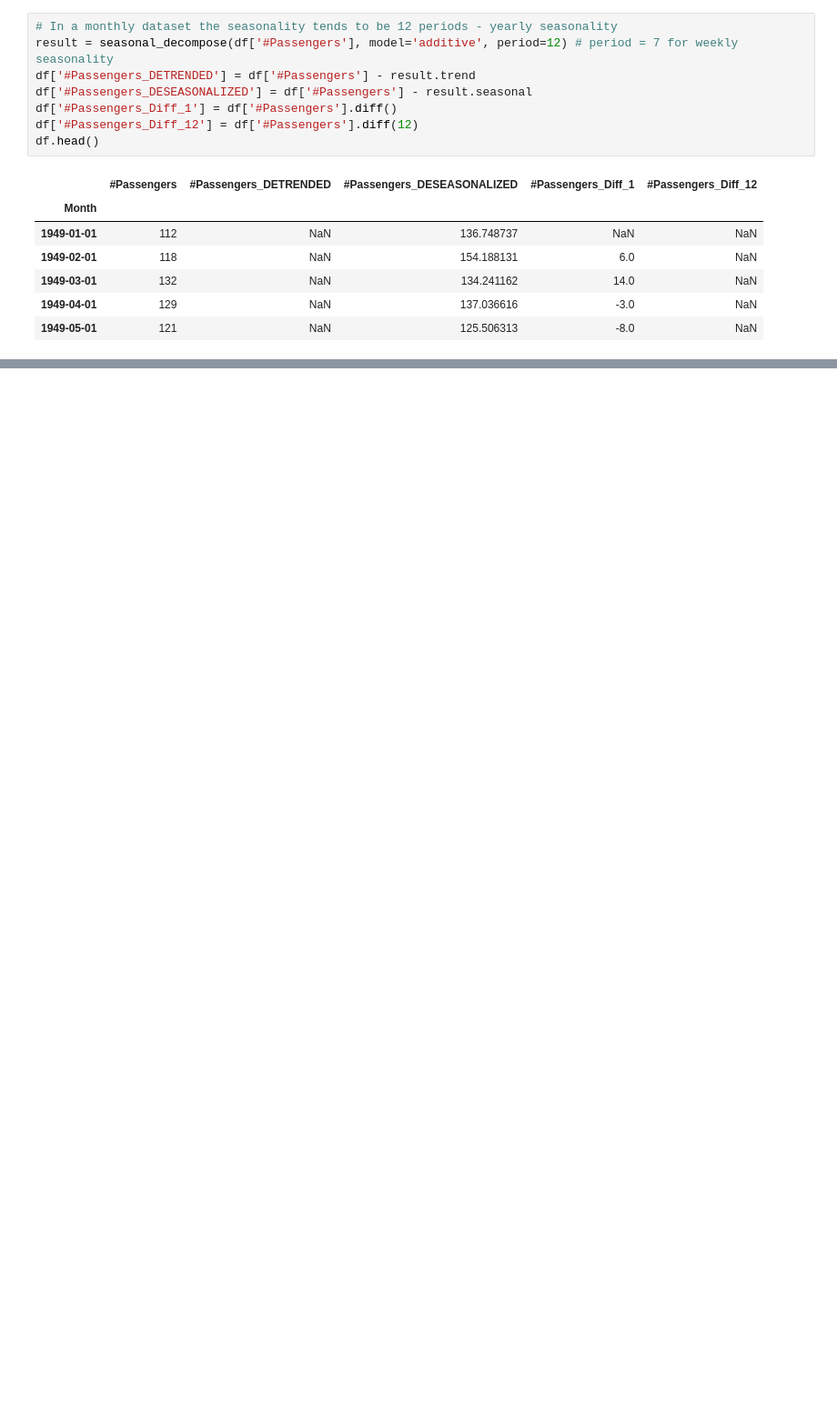
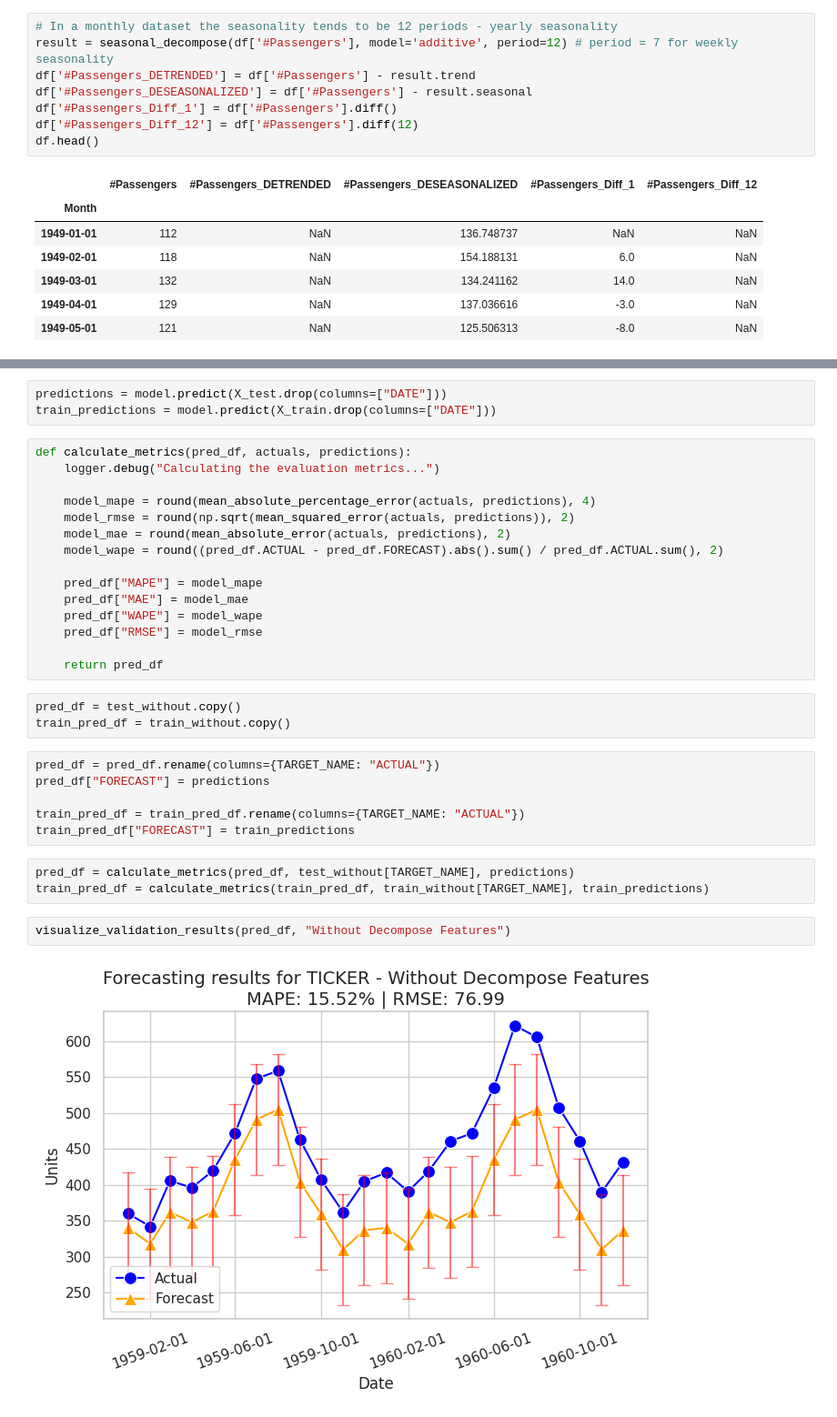
Before and after one commit to micheldearaujo/tree-based-forecasting-boilerplate, a Jupyter notebook: notebooks/01-explore_seasonality.ipynb, the cells around one changed output, grey strips where cells are left out. Shown: that part at 91% size. Saved outputs shown, nothing was run; the diff lists cells and outputs as text; blank space fills up the shorter version.

```diff
--- a/notebooks/01-explore_seasonality.ipynb
+++ b/notebooks/01-explore_seasonality.ipynb
@@ -83,0 +114,34 @@ plt.show()
+# %%
+predictions = model.predict(X_test.drop(columns=["DATE"]))
+train_predictions = model.predict(X_train.drop(columns=["DATE"]))
+# %%
+def calculate_metrics(pred_df, actuals, predictions):
+    logger.debug("Calculating the evaluation metrics...")
+
+    model_mape = round(mean_absolute_percentage_error(actuals, predictions), 4)
+    model_rmse = round(np.sqrt(mean_squared_error(actuals, predictions)), 2)
+    model_mae = round(mean_absolute_error(actuals, predictions), 2)
+    model_wape = round((pred_df.ACTUAL - pred_df.FORECAST).abs().sum() / pred_df.ACTUAL.sum(), 2)
+
+    pred_df["MAPE"] = model_mape
+    pred_df["MAE"] = model_mae
+    pred_df["WAPE"] = model_wape
+    pred_df["RMSE"] = model_rmse
+
+    return pred_df
+# %%
+pred_df = test_without.copy()
+train_pred_df = train_without.copy()
+# %%
+pred_df = pred_df.rename(columns={TARGET_NAME: "ACTUAL"})
+pred_df["FORECAST"] = predictions
+
+train_pred_df = train_pred_df.rename(columns={TARGET_NAME: "ACTUAL"})
+train_pred_df["FORECAST"] = train_predictions
+# %%
+pred_df = calculate_metrics(pred_df, test_without[TARGET_NAME], predictions)
+train_pred_df = calculate_metrics(train_pred_df, train_without[TARGET_NAME], train_predictions)
+# %%
+visualize_validation_results(pred_df, "Without Decompose Features")
+# %% [output]
+[figure, added]
```
Also changed, not shown: parts of 27 cells of this notebook, 3 other files.
